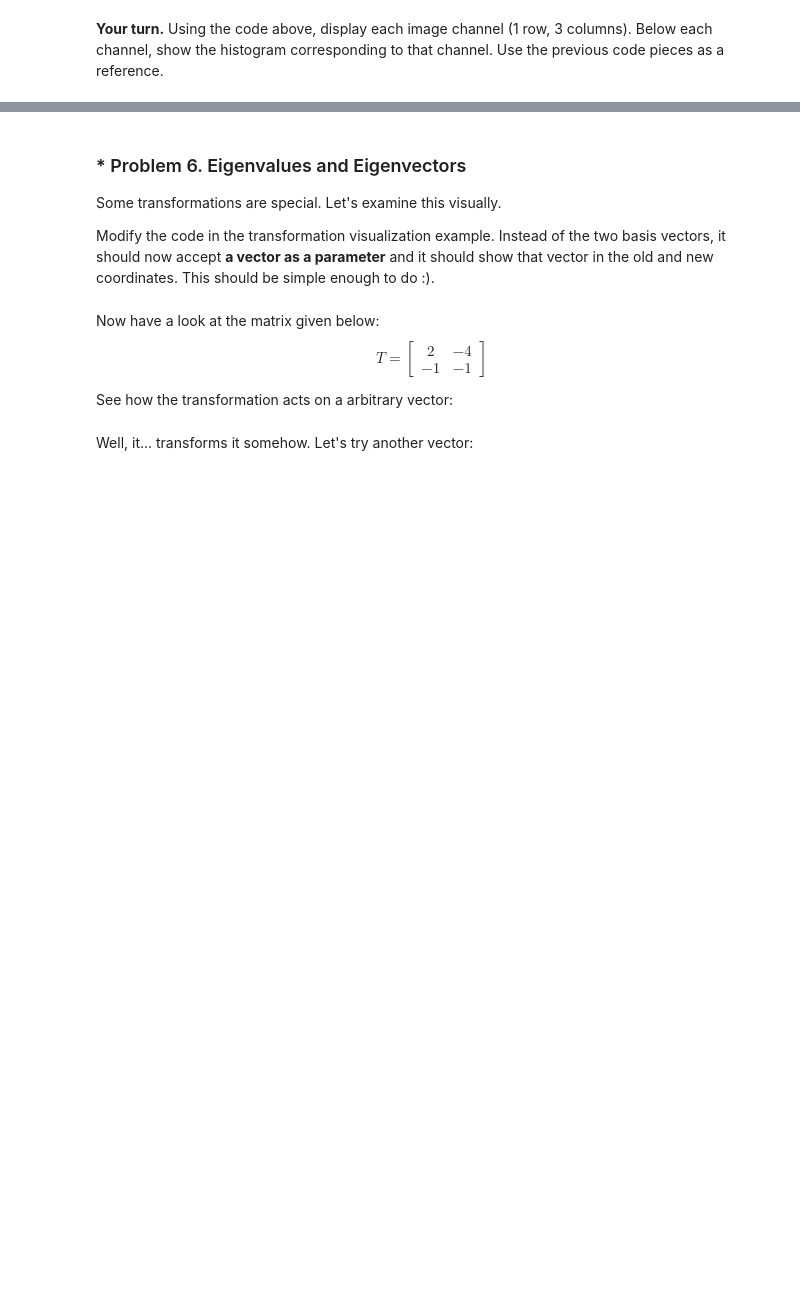
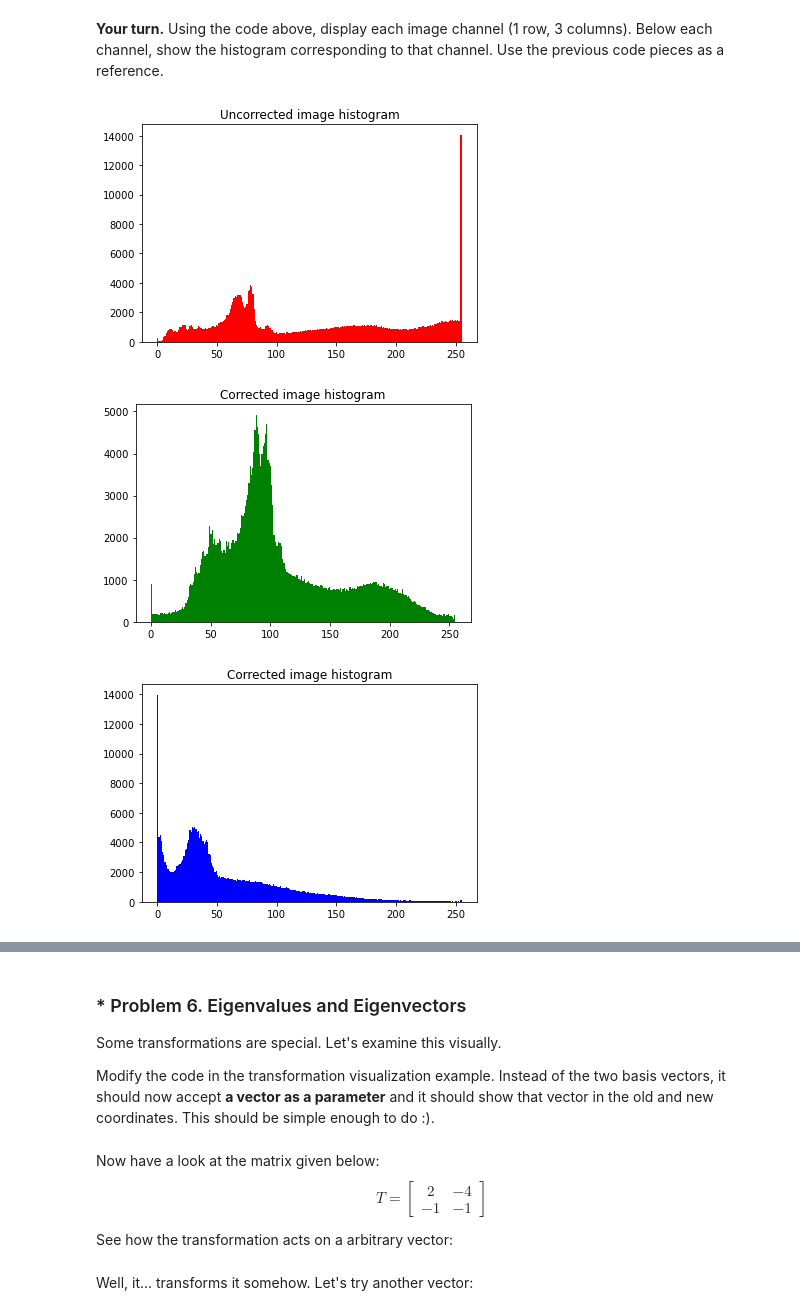
Before and after one commit to TodorNedkovski/Artificial-Intelligence-21-22, a Jupyter notebook: Math concepts for developers/HIGH-SCHOOL MATHS/06. Linear-Algebra-Exercise/Linear Algebra Exercise.ipynb, the cells around one changed output, grey strips where cells are left out. Saved outputs shown, nothing was run; the diff lists cells and outputs as text; code cells hidden in the pictures; blank space fills up the shorter version.

```diff
--- a/Math concepts for developers/HIGH-SCHOOL MATHS/06. Linear-Algebra-Exercise/Linear Algebra Exercise.ipynb
+++ b/Math concepts for developers/HIGH-SCHOOL MATHS/06. Linear-Algebra-Exercise/Linear Algebra Exercise.ipynb
@@ -513,3 +555,19 @@ plt.show()
+# %%
+cat_image_r, cat_image_g, cat_image_b = [cat_image[:, :, i] for i in range(3)]
+
+plt.hist(cat_image_r.ravel(), bins = 256, color = "red")
+plt.title("Uncorrected image histogram")
+plt.show()
+plt.hist(cat_image_g.ravel(), bins = 256, color = "green")
+plt.title("Corrected image histogram")
+plt.show()
+plt.hist(cat_image_b.ravel(), bins = 256, color = "blue")
+plt.title("Corrected image histogram")
+plt.show()
+# %% [output]
+[figure, added]
+[figure, added]
+[figure, added]
 # %% [markdown]
 ### * Problem 5. Perspective Correction
 Let's now look at transformations. A **homography** is a function that maps a pixel from one image onto a pixel from another image.
```
Also changed, not shown: parts of 17 cells of this notebook.
